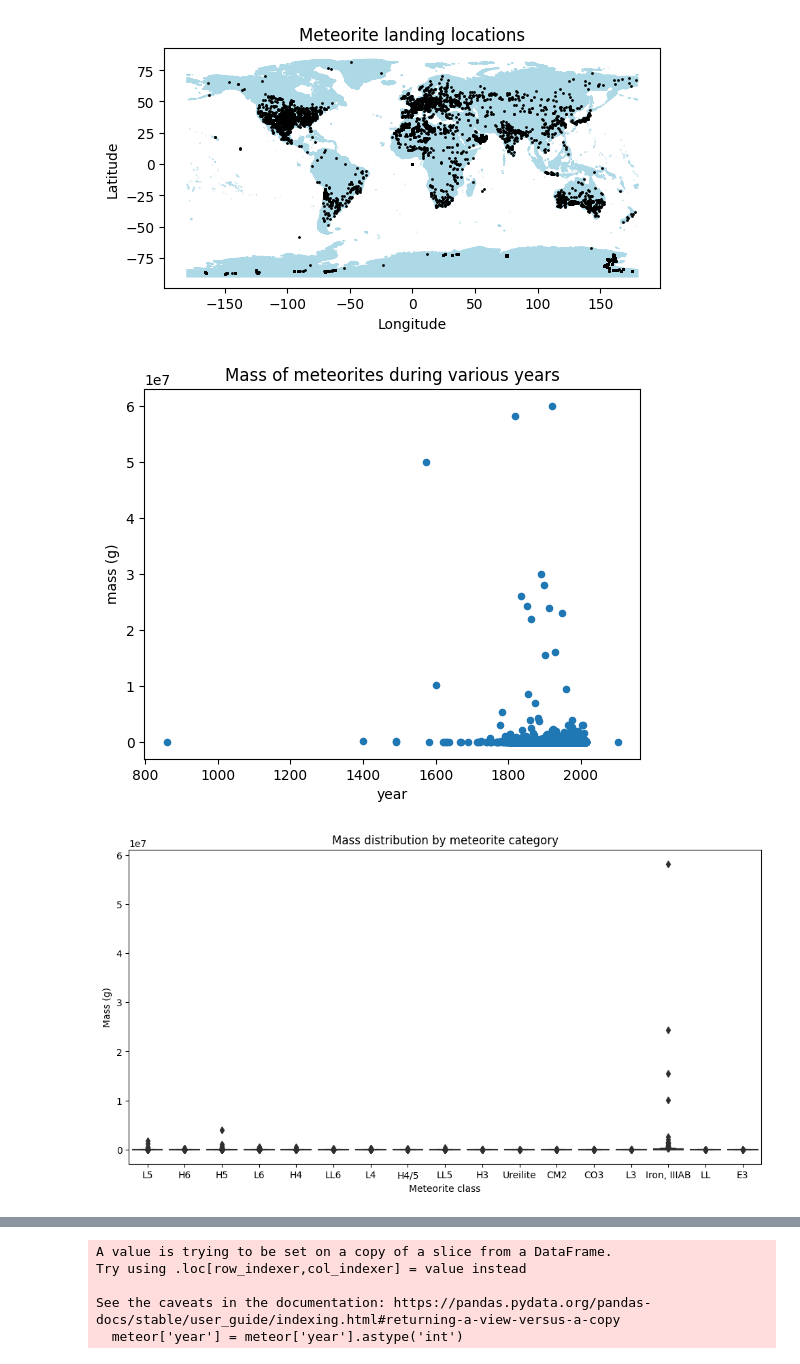
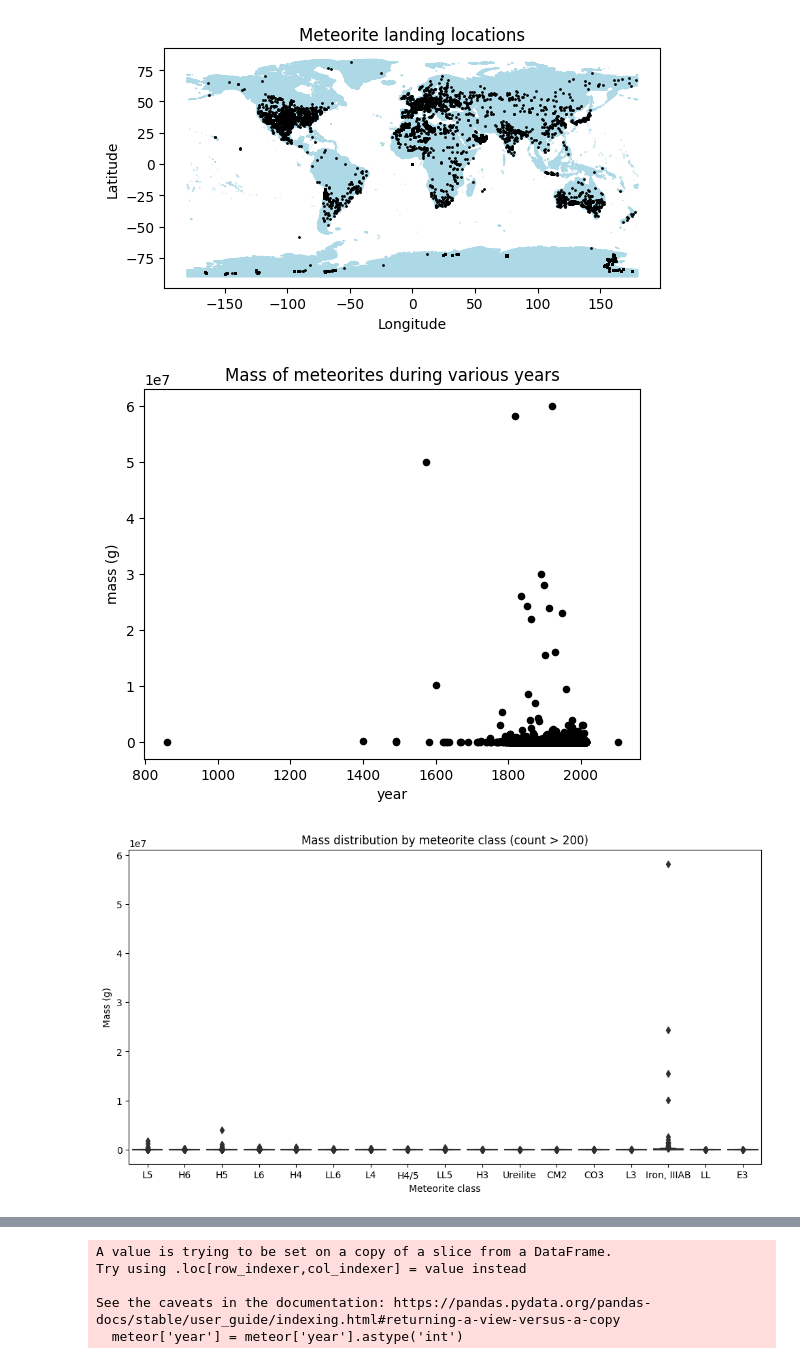
Before and after one commit to IevaF/SGT_Bootcamp_final_task, a Jupyter notebook: Nasa_data_COMBINED.ipynb, the cells around one changed output, grey strips where cells are left out. Saved outputs shown, nothing was run; the diff lists cells and outputs as text; code cells hidden in the pictures.

```diff
--- a/Nasa_data_COMBINED.ipynb
+++ b/Nasa_data_COMBINED.ipynb
@@ -747,11 +721,11 @@ plt.show()
 # %% [output]
 [figure]
 # %%
-meteor.plot('year', 'mass (g)', kind = 'scatter')
+meteor.plot('year', 'mass (g)', kind = 'scatter', color= 'black')
 plt.title("Mass of meteorites during various years")
 plt.show()
 # %% [output]
-[figure, old version]
+[figure, new version]
 # %%
 category_counts = meteor['recclass'].value_counts()
 filtered_cats = category_counts[category_counts >= 200]
@@ -762,9 +736,9 @@ plt.figure(figsize=(12, 6))
 sns.boxplot(x=cat_df['recclass'], y=cat_df['mass (g)'], color='#0B3D91')
 plt.xlabel('Meteorite class')
 plt.ylabel('Mass (g)')
-plt.title('Mass distribution by meteorite category')
+plt.title('Mass distribution by meteorite class (count > 200)')
 plt.show()
 # %% [output]
-[figure, old version]
+[figure, new version]
 # %%
 meteor = meteor.dropna()
```
Also changed, not shown: parts of 19 cells of this notebook.
